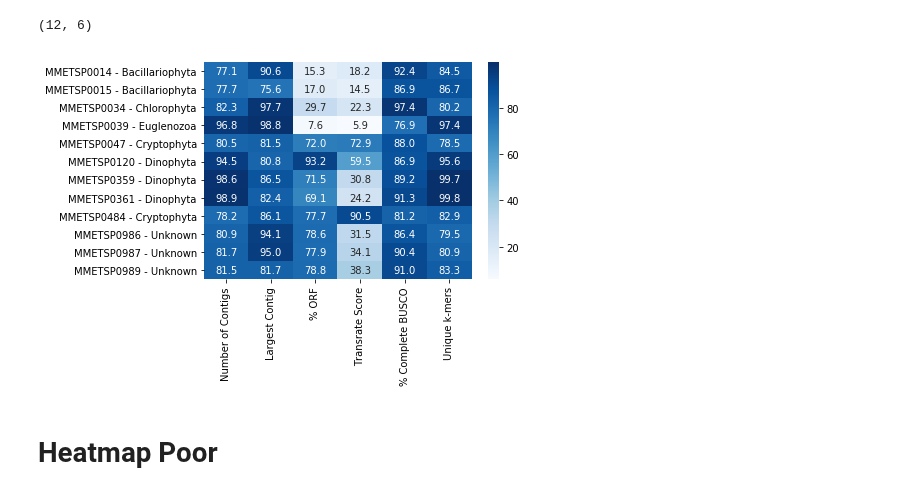
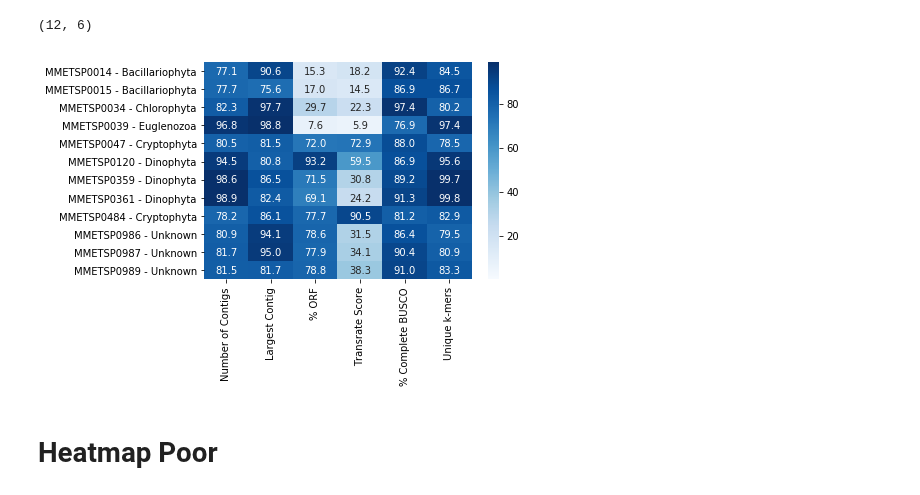
Before and after one commit to johnsolk/MMETSP, a Jupyter notebook: notebooks/MMETSP_subset.ipynb, the cells around one changed output. Drawn from its saved outputs; the diff is of its cells as text; code cells hidden in the pictures.

Commit message:
vmax and vmin heatmap

```diff
--- a/notebooks/MMETSP_subset.ipynb
+++ b/notebooks/MMETSP_subset.ipynb
@@ -474,13 +443,13 @@ high_heatmap.shape
 # %%
 high_heatmap.columns = ["Number of Contigs","Largest Contig","% ORF","Transrate Score","% Complete BUSCO","Unique k-mers"]
 # %%
-ax = sns.heatmap(high_heatmap, annot=True,cmap="Blues",fmt='.1f');
+ax = sns.heatmap(high_heatmap, annot=True,cmap="Blues",fmt='.1f', vmin=0.1, vmax=99);
 ax.set_ylabel("")
 fig = ax.get_figure()
 fig.savefig('../paper/heatmap_high.pdf',bbox_inches="tight",dpi=1000)
 fig.savefig('../paper/heatmap_high.png',bbox_inches="tight",dpi=1000)
 # %% [output]
-[figure, old version]
+[figure, new version]
 # %% [markdown]
 # Heatmap Poor
 # %%
```
Also changed, not shown: parts of 8 cells of this notebook, 4 other files.
